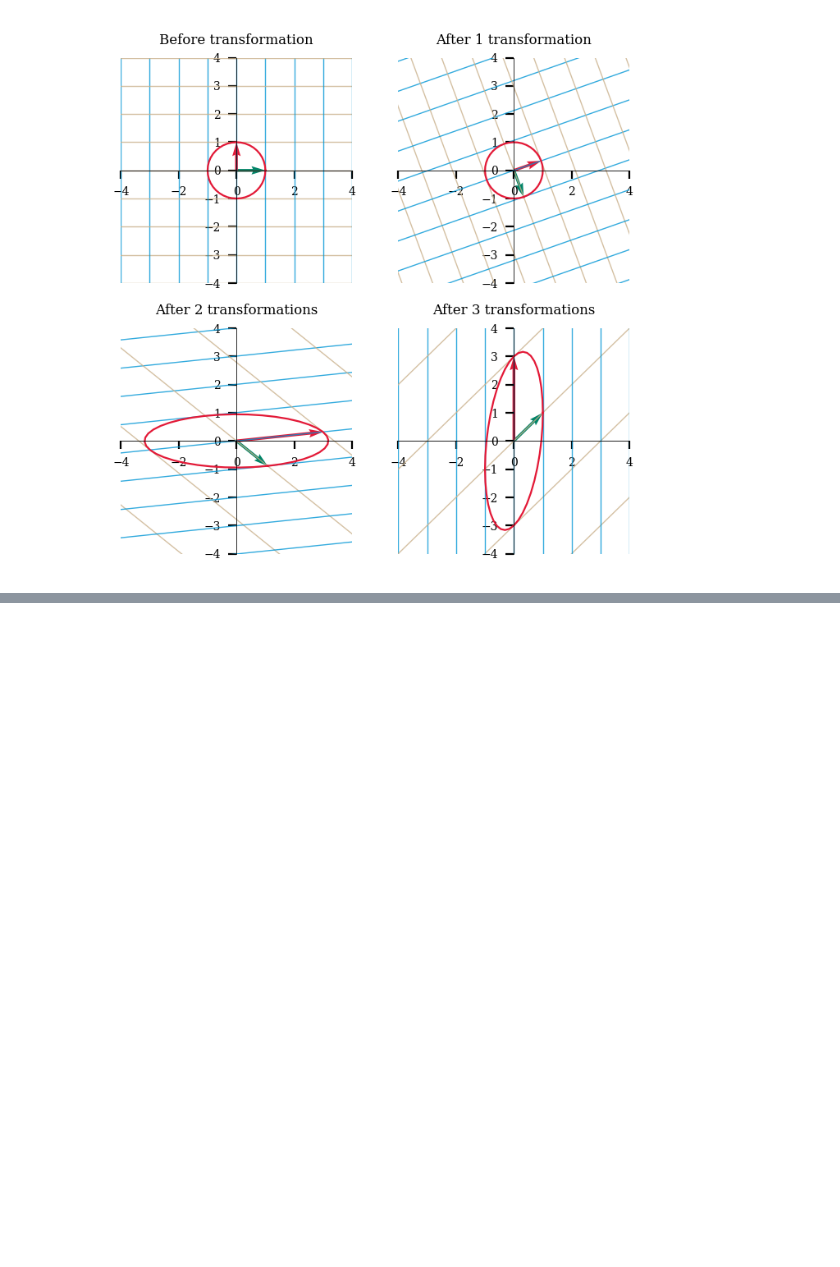
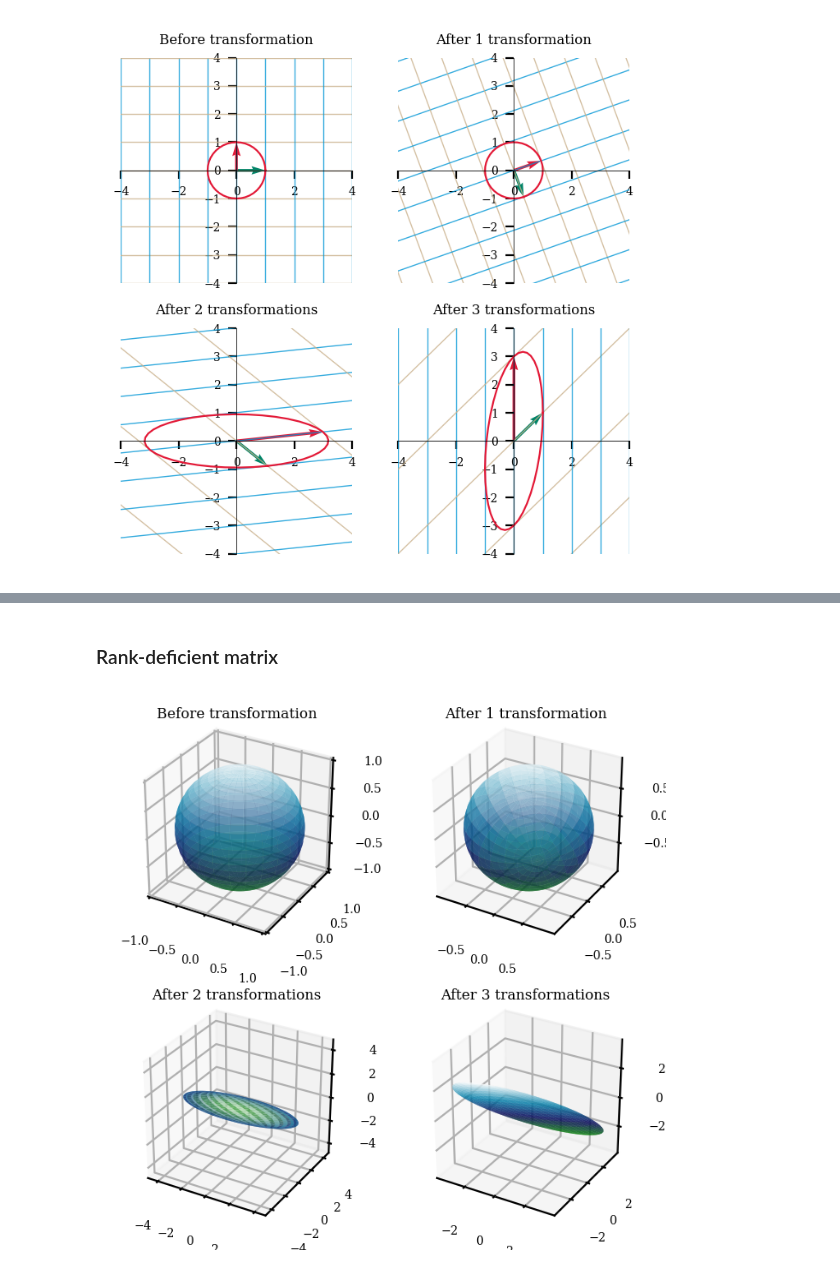
Before and after one commit to engineersCode/EngComp4_landlinear, a Jupyter notebook: notebook_en/04_SVD.ipynb, the cells around one changed output, grey strips where cells are left out. Cells and saved outputs as stored; diff of their text form; code cells hidden in the pictures; blank space fills up the shorter version.

```diff
--- a/notebook_en/04_SVD.ipynb
+++ b/notebook_en/04_SVD.ipynb
@@ -140,0 +184,8 @@ U, S, VT = numpy.linalg.svd(A)
+# %% [markdown]
+### Rank-deficient matrix
+# %%
+A = numpy.array([[1,2,3], [1,2,1], [-1,-2,0]])
+U, S, VT = numpy.linalg.svd(A)
+plot_3d_linear_transformations(VT, numpy.diag(S), U, unit_sphere=True)
+# %% [output]
+[figure, added]
```
Also changed, not shown: parts of 19 cells of this notebook, 1 other file.
